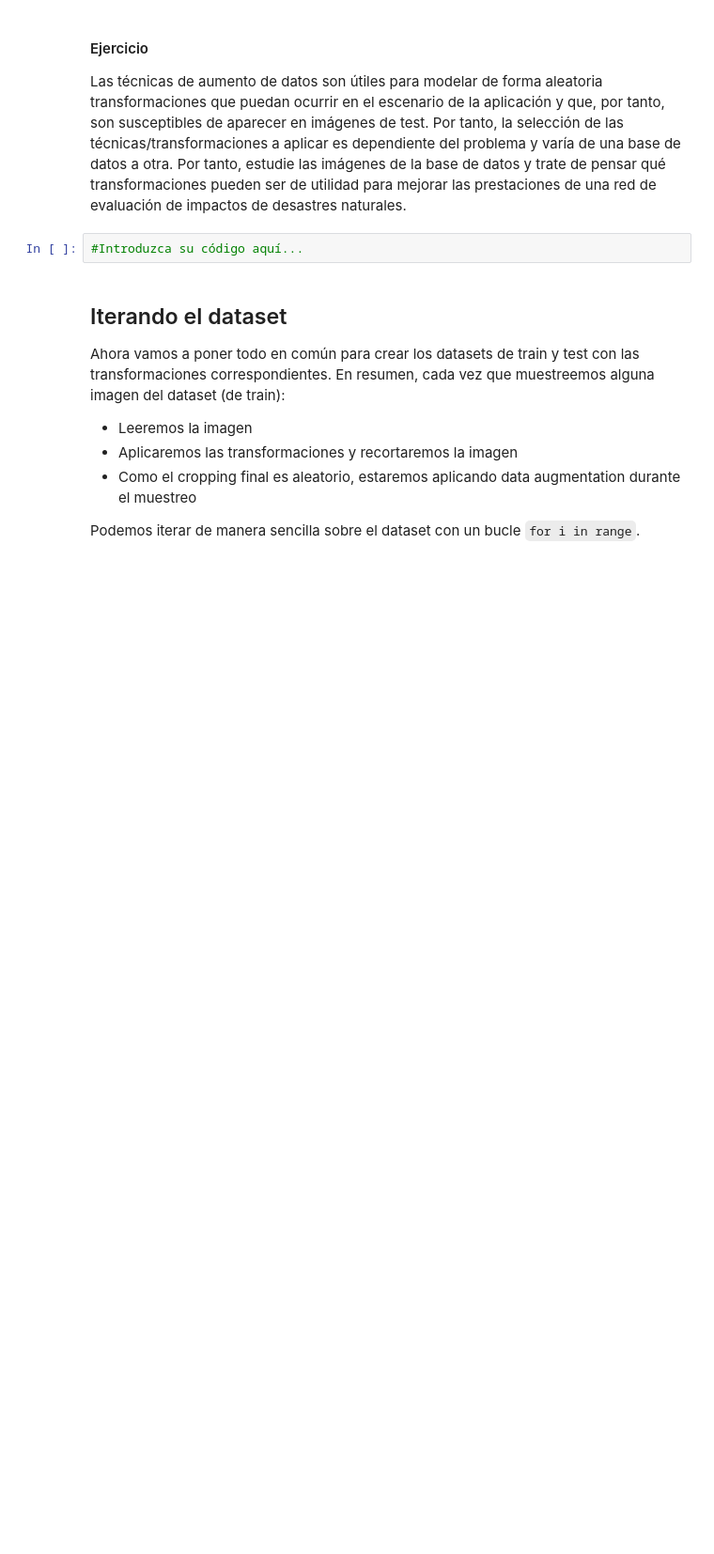
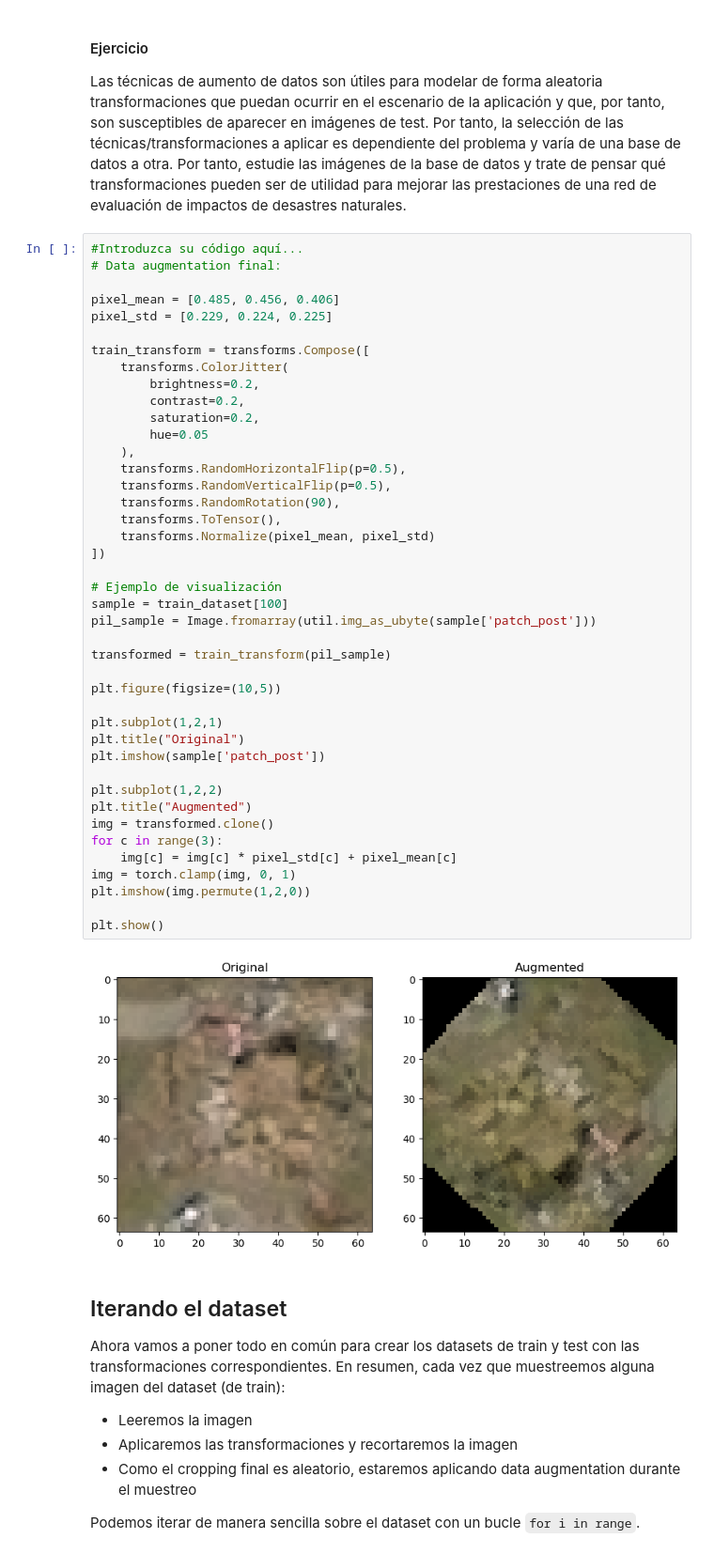
Before and after one commit to AMF064/APAI_2026, a Jupyter notebook: Practica_3/P2_Clasificacion_Imagenes_DNNs.ipynb, the cells around one changed output. Shown at 94% size. Drawn from its saved outputs; the diff is of its cells as text; blank space fills up the shorter version.

```diff
--- a/Practica_3/P2_Clasificacion_Imagenes_DNNs.ipynb
+++ b/Practica_3/P2_Clasificacion_Imagenes_DNNs.ipynb
@@ -1059,8 +1099,50 @@ para detección de daños porque preserva las texturas indicativas de destrucci
 #### Ejercicio
 
 Las técnicas de aumento de datos son útiles para modelar de forma aleatoria transformaciones que puedan ocurrir en el escenario de la aplicación y que, por tanto, son susceptibles de aparecer en imágenes de test. Por tanto, la selección de las técnicas/transformaciones a aplicar es dependiente del problema y varía de una base de datos a otra. Por tanto, estudie las imágenes de la base de datos y trate de pensar qué transformaciones pueden ser de utilidad para mejorar las prestaciones de una red de evaluación de impactos de desastres naturales.
-# %%
-#Introduzca su código aquí...
+# %%
+#Introduzca su código aquí...
+# Data augmentation final:
+
+pixel_mean = [0.485, 0.456, 0.406]
+pixel_std = [0.229, 0.224, 0.225]
+
+train_transform = transforms.Compose([
+    transforms.ColorJitter(
+        brightness=0.2,
+        contrast=0.2,
+        saturation=0.2,
+        hue=0.05
+    ),
+    transforms.RandomHorizontalFlip(p=0.5),
+    transforms.RandomVerticalFlip(p=0.5),
+    transforms.RandomRotation(90),
+    transforms.ToTensor(),
+    transforms.Normalize(pixel_mean, pixel_std)
+])
+
+# Ejemplo de visualización
+sample = train_dataset[100]
+pil_sample = Image.fromarray(util.img_as_ubyte(sample['patch_post']))
+
+transformed = train_transform(pil_sample)
+
+plt.figure(figsize=(10,5))
+
+plt.subplot(1,2,1)
+plt.title("Original")
+plt.imshow(sample['patch_post'])
+
+plt.subplot(1,2,2)
+plt.title("Augmented")
+img = transformed.clone()
+for c in range(3):
+    img[c] = img[c] * pixel_std[c] + pixel_mean[c]
+img = torch.clamp(img, 0, 1)
+plt.imshow(img.permute(1,2,0))
+
+plt.show()
+# %% [output]
+[figure, added]
 # %% [markdown]
 Iterando el dataset
 -----------------------------
```
Also changed, not shown: parts of 20 cells of this notebook.
